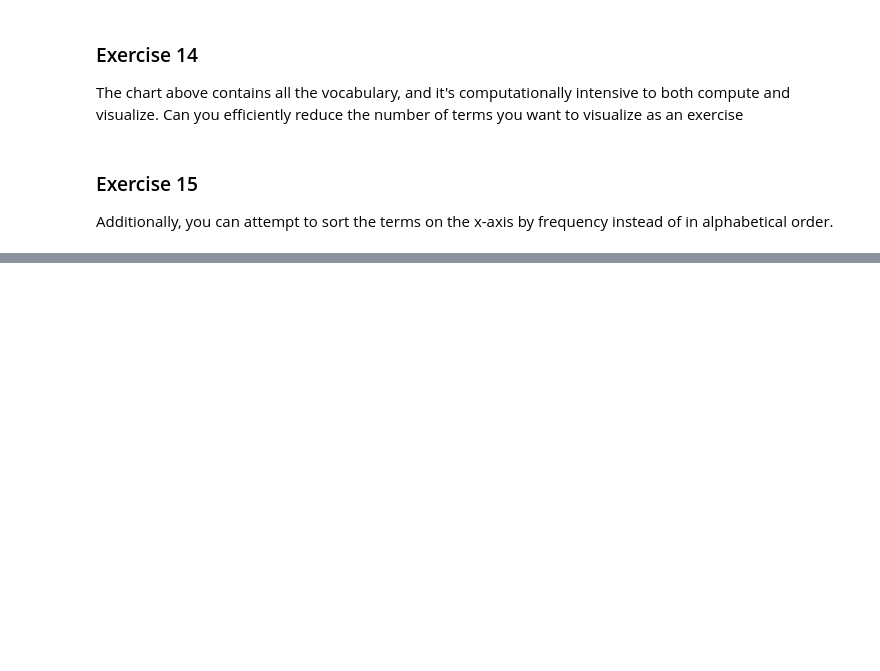
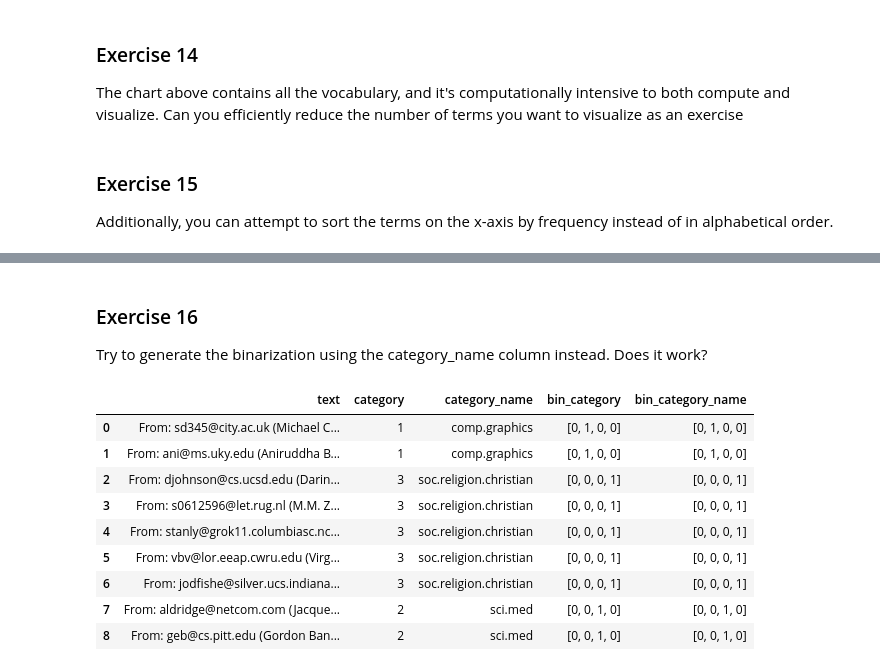
Before and after one commit to JohnnyLin97/DM2021-Lab1-Homework, a Jupyter notebook: DM2021-Lab1-Homework.ipynb, the cells around one changed output, grey strips where cells are left out. Cells and saved outputs as stored; diff of their text form; code cells hidden in the pictures; blank space fills up the shorter version.

```diff
--- a/DM2021-Lab1-Homework.ipynb
+++ b/DM2021-Lab1-Homework.ipynb
@@ -334,0 +331,24 @@ AttributeError: 'CountVectorizer' object has no attribute 'get_feature_names_out
+# %% [markdown]
+### Exercise 16
+Try to generate the binarization using the category_name column instead. Does it work?
+# %%
+from sklearn import preprocessing, metrics, decomposition, pipeline, dummy
+
+mlb = preprocessing.LabelBinarizer()
+mlb.fit(df.category_name)
+mlb.classes_
+df['bin_category_name'] = mlb.transform(df['category_name']).tolist()
+df[0:9]
+
+#Yes,it works!
+# %% [output]
+|  | text | category | category_name | bin_category | bin_category_name |
+| 0 | From: sd345@city.ac.uk (Michael C... | 1 | comp.graphics | [0, 1, 0, 0] | [0, 1, 0, 0] |
+| 1 | From: ani@ms.uky.edu (Aniruddha B... | 1 | comp.graphics | [0, 1, 0, 0] | [0, 1, 0, 0] |
+| 2 | From: djohnson@cs.ucsd.edu (Darin... | 3 | soc.religion.christian | [0, 0, 0, 1] | [0, 0, 0, 1] |
+| 3 | From: s0612596@let.rug.nl (M.M. Z... | 3 | soc.religion.christian | [0, 0, 0, 1] | [0, 0, 0, 1] |
+| 4 | From: stanly@grok11.columbiasc.nc... | 3 | soc.religion.christian | [0, 0, 0, 1] | [0, 0, 0, 1] |
+| 5 | From: vbv@lor.eeap.cwru.edu (Virg... | 3 | soc.religion.christian | [0, 0, 0, 1] | [0, 0, 0, 1] |
+| 6 | From: jodfishe@silver.ucs.indiana... | 3 | soc.religion.christian | [0, 0, 0, 1] | [0, 0, 0, 1] |
+| 7 | From: aldridge@netcom.com (Jacque... | 2 | sci.med | [0, 0, 1, 0] | [0, 0, 1, 0] |
+| 8 | From: geb@cs.pitt.edu (Gordon Ban... | 2 | sci.med | [0, 0, 1, 0] | [0, 0, 1, 0] |
```
Also changed, not shown: parts of 10 cells of this notebook.
